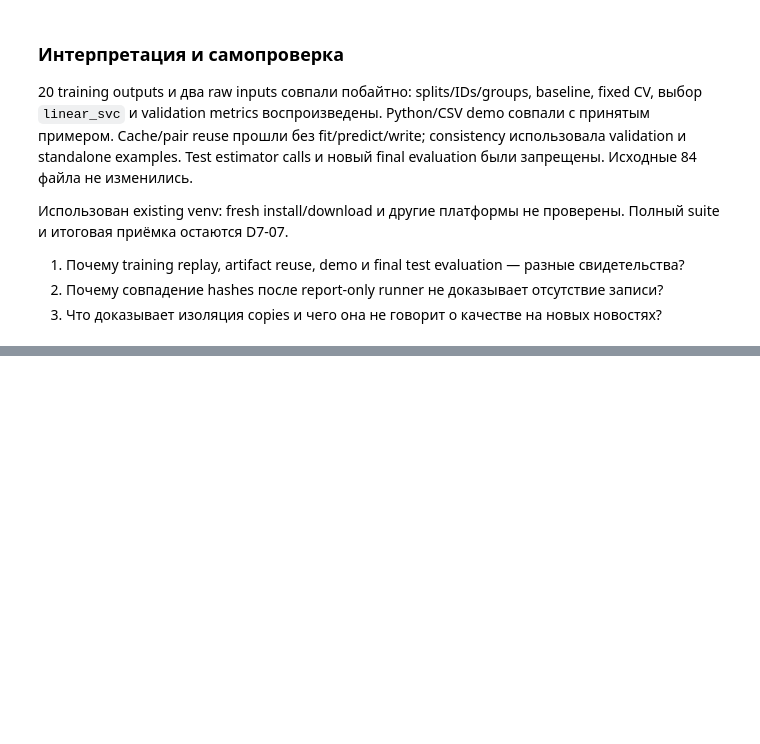
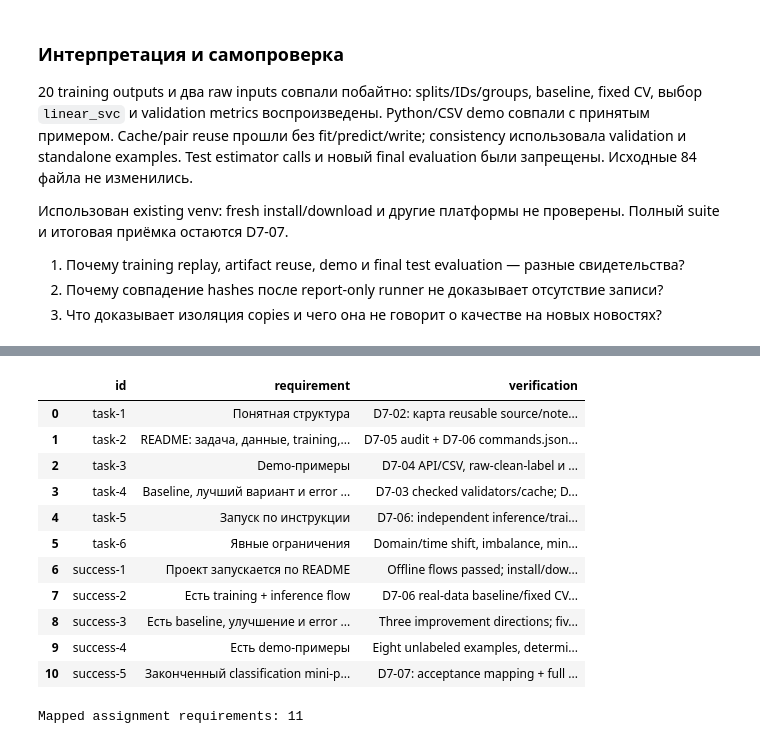
Before and after one commit to HomeboyMakkri/Text-classification, a Jupyter notebook: notebooks/day07_review.ipynb, the cells around one changed output, grey strips where cells are left out. Drawn from its saved outputs; the diff is of its cells as text; code cells hidden in the pictures; blank space fills up the shorter version.

Commit message:
docs: complete Day07 mini-product acceptance

```diff
--- a/notebooks/day07_review.ipynb
+++ b/notebooks/day07_review.ipynb
@@ -1124,0 +1142,25 @@ consistency использовала validation и standalone examples. Test est
+# %%
+d707_acceptance = pd.read_csv(ROOT / "docs/day07_acceptance.csv", dtype=str, keep_default_na=False)
+d707_expected_ids: set[str] = {f"task-{index}" for index in range(1, 7)} | {f"success-{index}" for index in range(1, 6)}
+assert len(d707_acceptance) == 11
+assert set(d707_acceptance["id"]) == d707_expected_ids
+assert not d707_acceptance["id"].duplicated().any()
+for d707_paths in d707_acceptance["files"].tolist():
+    for d707_path in d707_paths.split(";"):
+        assert (ROOT / d707_path).is_file(), d707_path
+display(d707_acceptance[["id", "requirement", "verification"]])
+print("Mapped assignment requirements:", len(d707_acceptance))
+# %% [output]
+|  | id | requirement | verification |
+| 0 | task-1 | Понятная структура | D7-02: карта reusable source/note... |
+| 1 | task-2 | README: задача, данные, training,... | D7-05 audit + D7-06 commands.json... |
+| 2 | task-3 | Demo-примеры | D7-04 API/CSV, raw-clean-label и ... |
+| 3 | task-4 | Baseline, лучший вариант и error ... | D7-03 checked validators/cache; D... |
+| 4 | task-5 | Запуск по инструкции | D7-06: independent inference/trai... |
+| 5 | task-6 | Явные ограничения | Domain/time shift, imbalance, min... |
+| 6 | success-1 | Проект запускается по README | Offline flows passed; install/dow... |
+| 7 | success-2 | Есть training + inference flow | D7-06 real-data baseline/fixed CV... |
+| 8 | success-3 | Есть baseline, улучшение и error ... | Three improvement directions; fiv... |
+| 9 | success-4 | Есть demo-примеры | Eight unlabeled examples, determi... |
+| 10 | success-5 | Законченный classification mini-p... | D7-07: acceptance mapping + full ... |
+Mapped assignment requirements: 11
```
Also changed, not shown: parts of 4 cells of this notebook, 5 other files.
